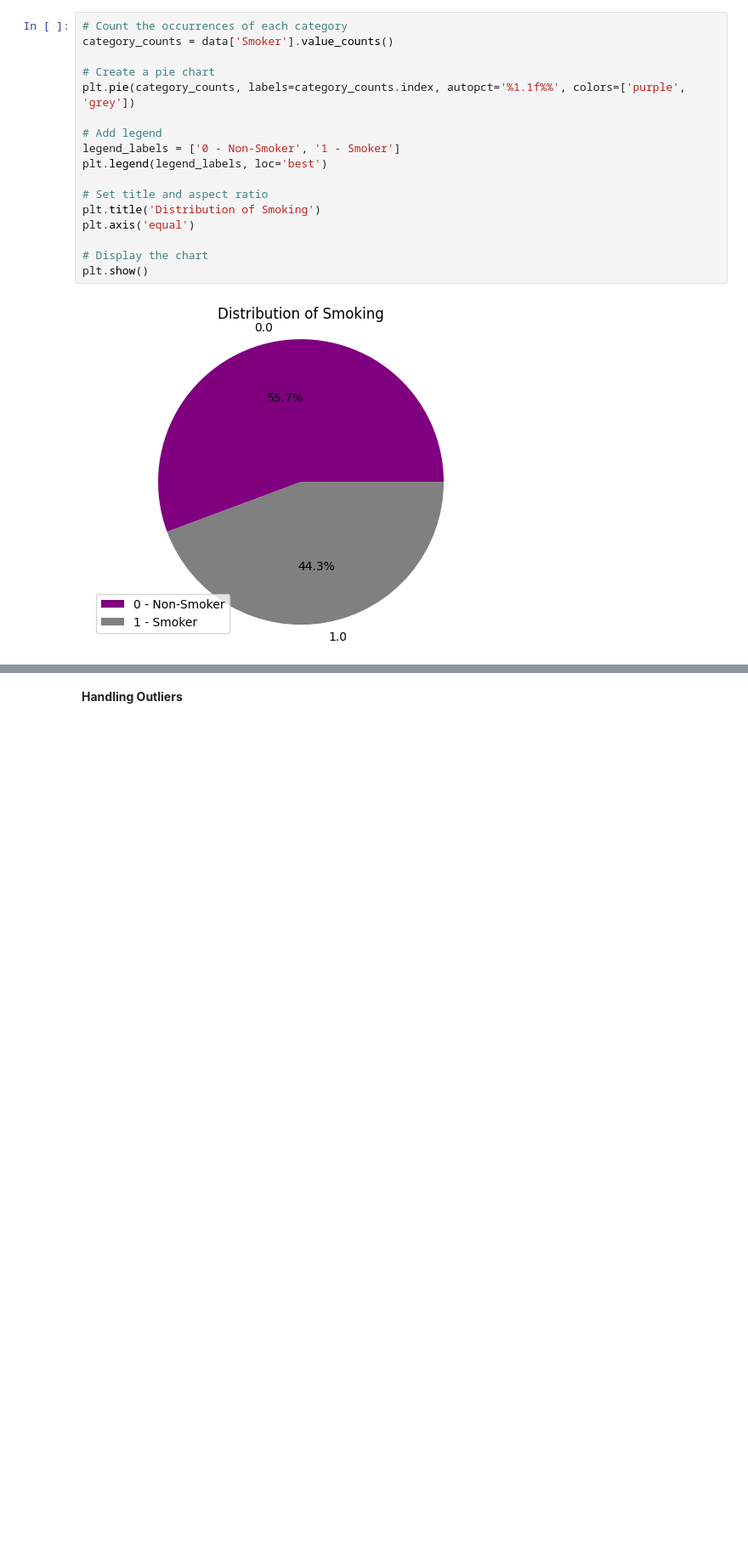
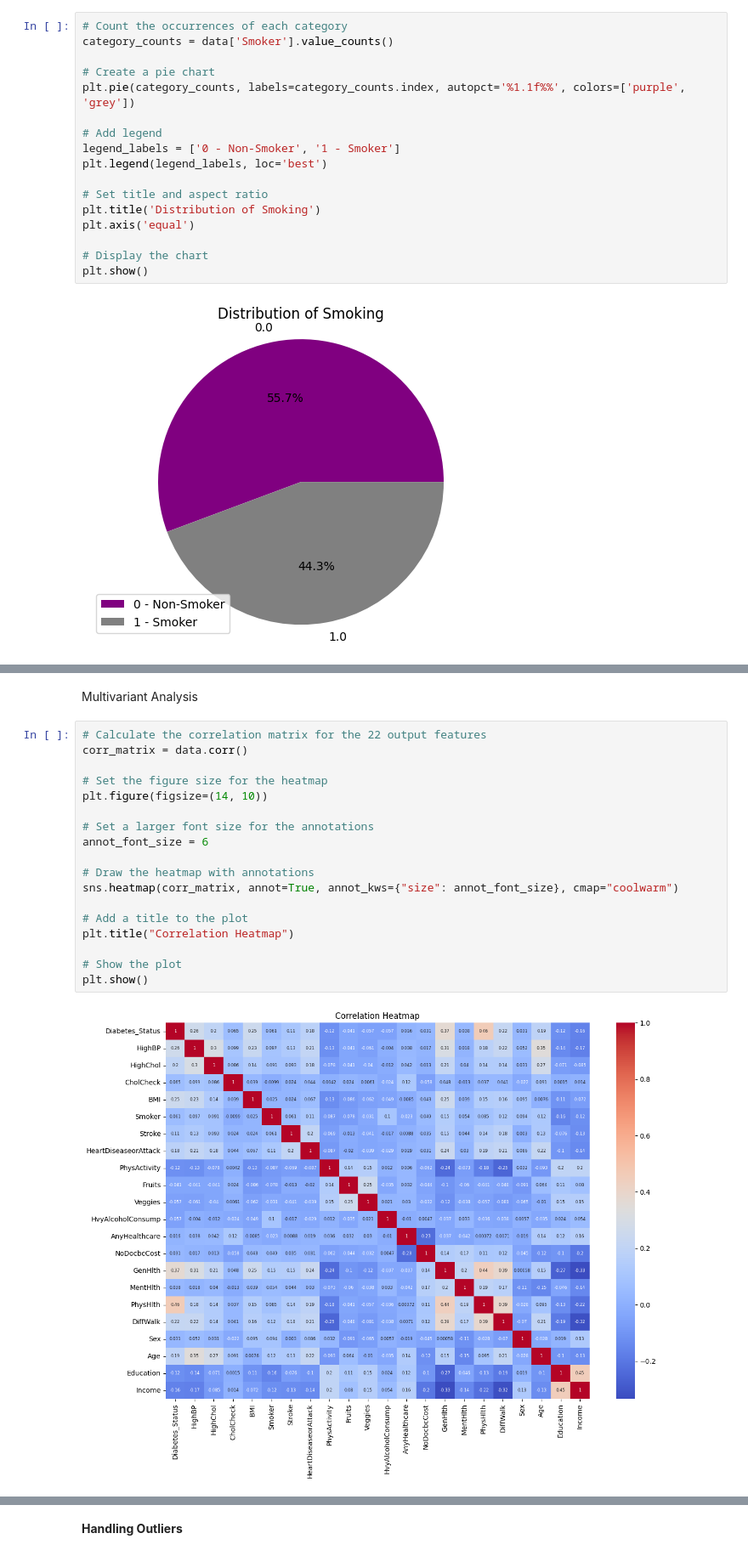
Before and after one commit to GraceOluwafemi/Msc-Project, a Jupyter notebook: project.ipynb, the cells around one changed output, grey strips where cells are left out. Shown at 85% size. Drawn from its saved outputs; the diff is of its cells as text; blank space fills up the shorter version.

```diff
--- a/project.ipynb
+++ b/project.ipynb
@@ -367,0 +386,22 @@ plt.show()
+# %% [markdown]
+Multivariant Analysis
+# %%
+# Calculate the correlation matrix for the 22 output features
+corr_matrix = data.corr()
+
+# Set the figure size for the heatmap
+plt.figure(figsize=(14, 10))
+
+# Set a larger font size for the annotations
+annot_font_size = 6
+
+# Draw the heatmap with annotations
+sns.heatmap(corr_matrix, annot=True, annot_kws={"size": annot_font_size}, cmap="coolwarm")
+
+# Add a title to the plot
+plt.title("Correlation Heatmap")
+
+# Show the plot
+plt.show()
+# %% [output]
+[figure, added]
```
Also changed, not shown: parts of 23 cells of this notebook.
